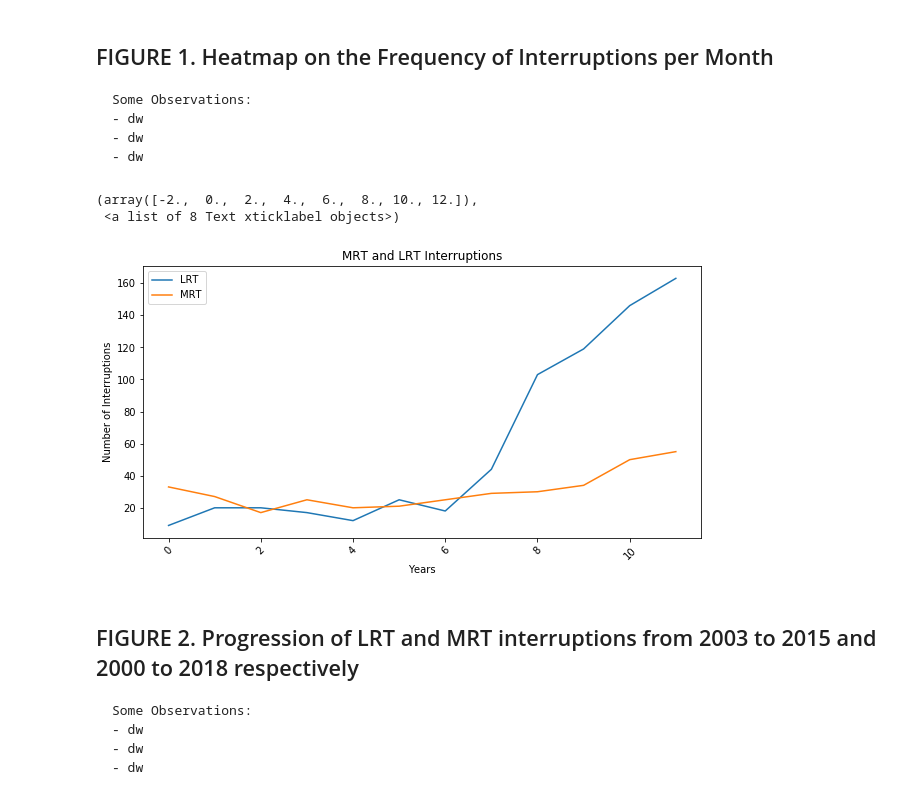
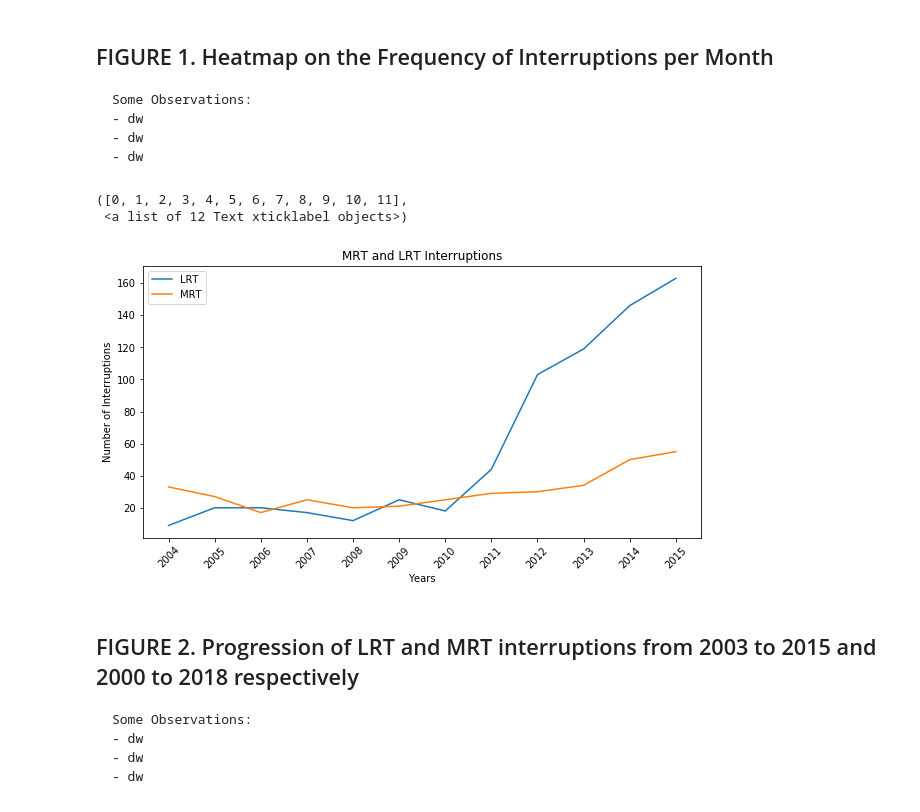
Before and after one commit to kylesantiago/-DATASCI-Final, a Jupyter notebook: [DATASCI] Final.ipynb, the cells around one changed output. Cells and saved outputs as stored; diff of their text form; code cells hidden in the pictures.

```diff
--- a/[DATASCI] Final.ipynb
+++ b/[DATASCI] Final.ipynb
@@ -89,21 +97,21 @@ sumLRT = tempDFLRT.sum(axis = 0, skipna = True).tolist()
 # %%
 fig = plt.figure(figsize=(10, 5))
 
 ax = fig.add_subplot(1,1,1)
-ax.plot(sumLRT,label="LRT")
+ax.plot(tempDFLRT.sum(axis = 0, skipna = True),label="LRT")
 
 ax.plot(sumMRT,label="MRT")
 
 ax.set_ylabel('Number of Interruptions')
 ax.set_xlabel('Years')
 ax.set_title('MRT and LRT Interruptions')
 ax.legend()
 
 plt.xticks(rotation=45)
 # %% [output]
-(array([-2.,  0.,  2.,  4.,  6.,  8., 10., 12.]),
- <a list of 8 Text xticklabel objects>)
+([0, 1, 2, 3, 4, 5, 6, 7, 8, 9, 10, 11],
+ <a list of 12 Text xticklabel objects>)
-[figure, old version]
+[figure, new version]
 # %% [markdown]
 ## FIGURE 2. Progression of LRT and MRT interruptions from 2003 to 2015 and 2000 to 2018 respectively
     Some Observations:
```
Also changed, not shown: parts of 13 cells of this notebook, 2 other files.
